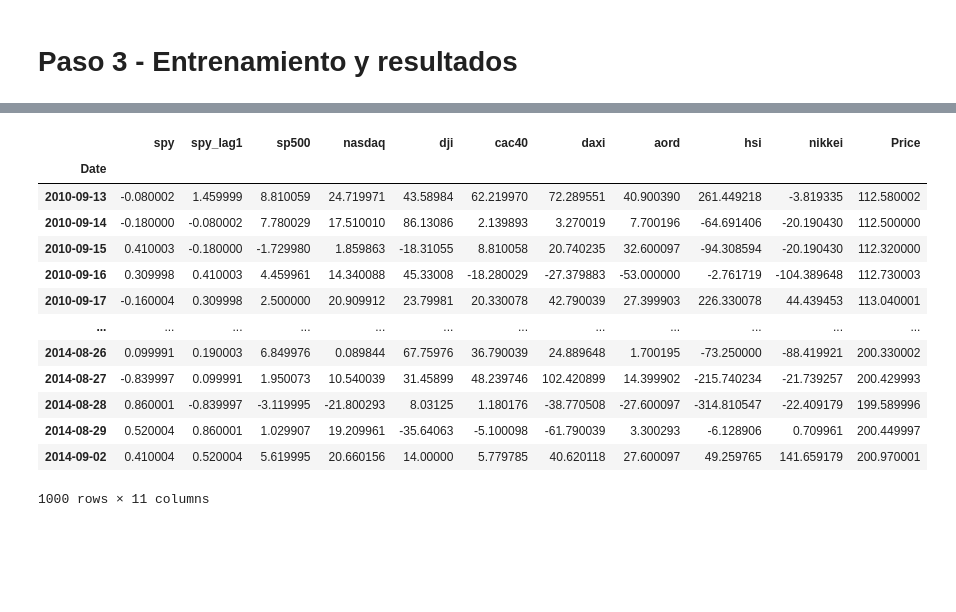
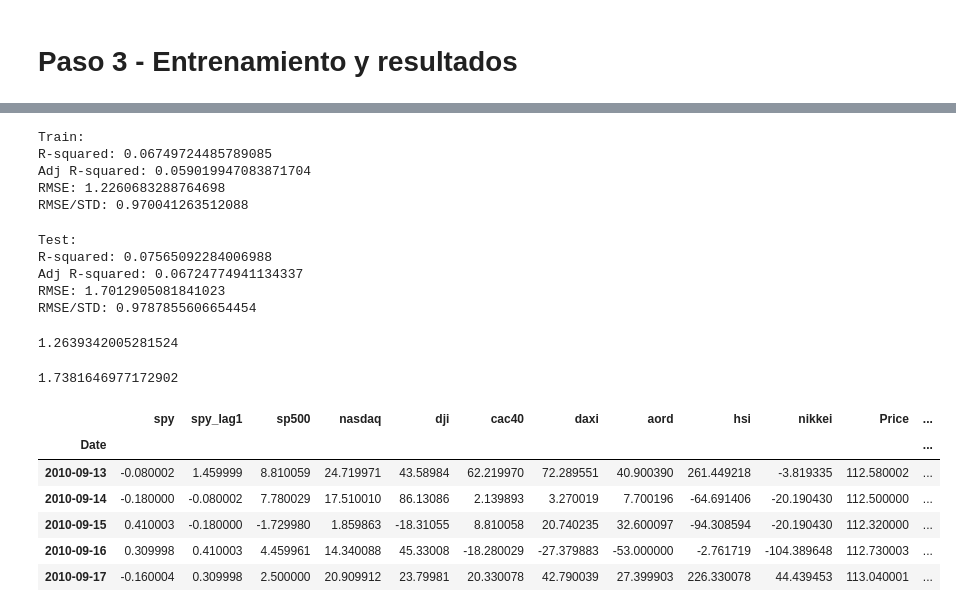
Before and after one commit to PEF-ITBA/regresion-lineal, a Jupyter notebook: 004_SPY_LR.ipynb, the cells around one changed output, grey strips where cells are left out. Saved outputs shown, nothing was run; the diff lists cells and outputs as text; code cells hidden in the pictures; blank space fills up the shorter version.

```diff
--- a/004_SPY_LR.ipynb
+++ b/004_SPY_LR.ipynb
@@ -187,8 +176,8 @@ print(indicepanel.shape)
 # %%
 # Split en Train y test
 
-Train = indicepanel.iloc[-2000:-1000, :]
-Test = indicepanel.iloc[-1000:, :]
+Train = indicepanel.iloc[-2000:-1000, :].copy()
+Test = indicepanel.iloc[-1000:, :].copy()
 print(Train.shape, Test.shape)
 # %% [output]
 (1000, 11) (1000, 11)
@@ -250,0 +266,3 @@ Notes:
+# %%
+Train['PredictedY'] = lm.predict(Train)
+Test['PredictedY'] = lm.predict(Test)
@@ -250,0 +314,34 @@ Notes:
+# %%
+adjustR2, RMSE, r2 = adjustedMetric(Train, lm, 'spy')
+print('Train:')
+print('R-squared:', r2)
+print('Adj R-squared:', adjustR2)
+print('RMSE:', RMSE)
+print('RMSE/STD:', RMSE/Train['spy'].std())
+# %% [output]
+Train:
+R-squared: 0.06749724485789085
+Adj R-squared: 0.059019947083871704
+RMSE: 1.2260683288764698
+RMSE/STD: 0.970041263512088
+# %%
+adjustR2, RMSE, r2 = adjustedMetric(Test, lm, 'spy')
+print('Test:')
+print('R-squared:', r2)
+print('Adj R-squared:', adjustR2)
+print('RMSE:', RMSE)
+print('RMSE/STD:', RMSE/Test['spy'].std())
+# %% [output]
+Test:
+R-squared: 0.07565092284006988
+Adj R-squared: 0.06724774941134337
+RMSE: 1.7012905081841023
+RMSE/STD: 0.9787855606654454
+# %%
+Train['spy'].std()
+# %% [output]
+1.2639342005281524
+# %%
+Test['spy'].std()
+# %% [output]
+1.7381646977172902
@@ -251,17 +350,10 @@ Notes:
 # %%
-Train
+Train.head()
 # %% [output]
-|  | spy | spy_lag1 | sp500 | nasdaq | dji | cac40 | daxi | aord | hsi | nikkei | Price |
-| Date |  |  |  |  |  |  |  |  |  |  |  |
-| 2010-09-13 | -0.080002 | 1.459999 | 8.810059 | 24.719971 | 43.58984 | 62.219970 | 72.289551 | 40.900390 | 261.449218 | -3.819335 | 112.580002 |
-| 2010-09-14 | -0.180000 | -0.080002 | 7.780029 | 17.510010 | 86.13086 | 2.139893 | 3.270019 | 7.700196 | -64.691406 | -20.190430 | 112.500000 |
-| 2010-09-15 | 0.410003 | -0.180000 | -1.729980 | 1.859863 | -18.31055 | 8.810058 | 20.740235 | 32.600097 | -94.308594 | -20.190430 | 112.320000 |
-| 2010-09-16 | 0.309998 | 0.410003 | 4.459961 | 14.340088 | 45.33008 | -18.280029 | -27.379883 | -53.000000 | -2.761719 | -104.389648 | 112.730003 |
-| 2010-09-17 | -0.160004 | 0.309998 | 2.500000 | 20.909912 | 23.79981 | 20.330078 | 42.790039 | 27.399903 | 226.330078 | 44.439453 | 113.040001 |
-| ... | ... | ... | ... | ... | ... | ... | ... | ... | ... | ... | ... |
-| 2014-08-26 | 0.099991 | 0.190003 | 6.849976 | 0.089844 | 67.75976 | 36.790039 | 24.889648 | 1.700195 | -73.250000 | -88.419921 | 200.330002 |
-| 2014-08-27 | -0.839997 | 0.099991 | 1.950073 | 10.540039 | 31.45899 | 48.239746 | 102.420899 | 14.399902 | -215.740234 | -21.739257 | 200.429993 |
-| 2014-08-28 | 0.860001 | -0.839997 | -3.119995 | -21.800293 | 8.03125 | 1.180176 | -38.770508 | -27.600097 | -314.810547 | -22.409179 | 199.589996 |
-| 2014-08-29 | 0.520004 | 0.860001 | 1.029907 | 19.209961 | -35.64063 | -5.100098 | -61.790039 | 3.300293 | -6.128906 | 0.709961 | 200.449997 |
-| 2014-09-02 | 0.410004 | 0.520004 | 5.619995 | 20.660156 | 14.00000 | 5.779785 | 40.620118 | 27.600097 | 49.259765 | 141.659179 | 200.970001 |
+|  | spy | spy_lag1 | sp500 | nasdaq | dji | cac40 | daxi | aord | hsi | nikkei | Price | ... |
+| Date |  |  |  |  |  |  |  |  |  |  |  | ... |
+| 2010-09-13 | -0.080002 | 1.459999 | 8.810059 | 24.719971 | 43.58984 | 62.219970 | 72.289551 | 40.900390 | 261.449218 | -3.819335 | 112.580002 | ... |
+| 2010-09-14 | -0.180000 | -0.080002 | 7.780029 | 17.510010 | 86.13086 | 2.139893 | 3.270019 | 7.700196 | -64.691406 | -20.190430 | 112.500000 | ... |
+| 2010-09-15 | 0.410003 | -0.180000 | -1.729980 | 1.859863 | -18.31055 | 8.810058 | 20.740235 | 32.600097 | -94.308594 | -20.190430 | 112.320000 | ... |
+| 2010-09-16 | 0.309998 | 0.410003 | 4.459961 | 14.340088 | 45.33008 | -18.280029 | -27.379883 | -53.000000 | -2.761719 | -104.389648 | 112.730003 | ... |
+| 2010-09-17 | -0.160004 | 0.309998 | 2.500000 | 20.909912 | 23.79981 | 20.330078 | 42.790039 | 27.399903 | 226.330078 | 44.439453 | 113.040001 | ... |
-1000 rows × 11 columns
```
Also changed, not shown: parts of 20 cells of this notebook.
